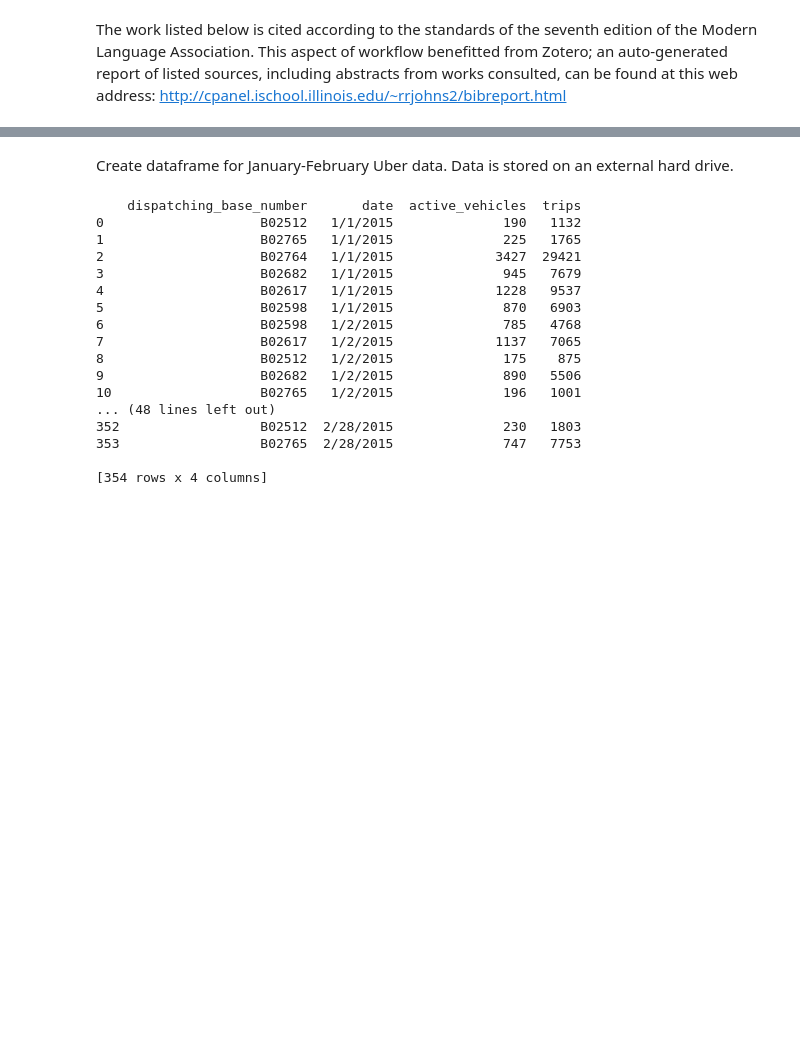
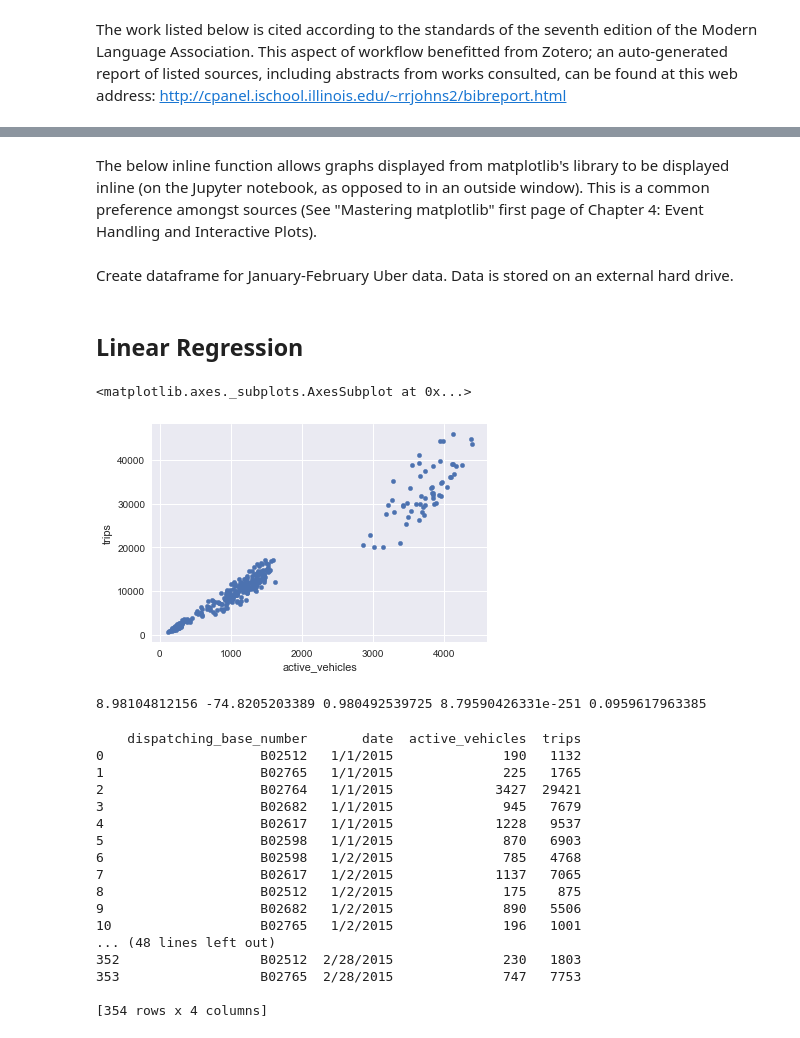
Before and after one commit to Mrpedi/UberNetworkAnalysis, a Jupyter notebook: networkUber.ipynb, the cells around one changed output, grey strips where cells are left out. Saved outputs shown, nothing was run; the diff lists cells and outputs as text; code cells hidden in the pictures; blank space fills up the shorter version.

Commit message:
Linear Regression, Visualization, Basic Statistics

```diff
--- a/networkUber.ipynb
+++ b/networkUber.ipynb
@@ -229,10 +141,28 @@ from sklearn.decomposition import PCA # Principal Component Analysis Module
 
 # Input data files are available in the "../input/" directory.
 # For example, running this (by clicking run or pressing Shift+Enter) will list the files in the input directory
+# %% [markdown]
+The below inline function allows graphs displayed from matplotlib's library to be displayed inline (on the Jupyter notebook, as opposed to in an outside window). This is a common preference amongst sources (See "Mastering matplotlib" first page of Chapter 4: Event Handling and Interactive Plots).
 # %%
 %matplotlib inline
 # %% [markdown]
 Create dataframe for January-February Uber data. Data is stored on an external hard drive.
 # %%
 dfJanFeb =pd.read_csv("D:/networkUber/pickupsNY/Uber-Jan-Feb-FOIL.csv") # reads and creates df
+# %% [markdown]
+## Linear Regression
+# %%
+# to test out relationships between variables, I'd like to utilize a scatterplot and check for a linear relationship between active_vehicles and trips
+dfJanFeb.plot(kind='scatter', x='active_vehicles', y='trips')
+# %% [output]
+<matplotlib.axes._subplots.AxesSubplot at 0x...>
+[figure, added]
+# %%
+# We can compute the linear regression line for the relationship using scipy's module linregress
+from scipy.stats import linregress
+rv = dfJanFeb.as_matrix(columns=['active_vehicles', 'trips'])
+a, b, r, p, stderr = linregress(rv)
+print(a, b, r, p, stderr)
+# %% [output]
+8.98104812156 -74.8205203389 0.980492539725 8.79590426331e-251 0.0959617963385
 # %%
```
Also changed, not shown: parts of 34 cells of this notebook.
